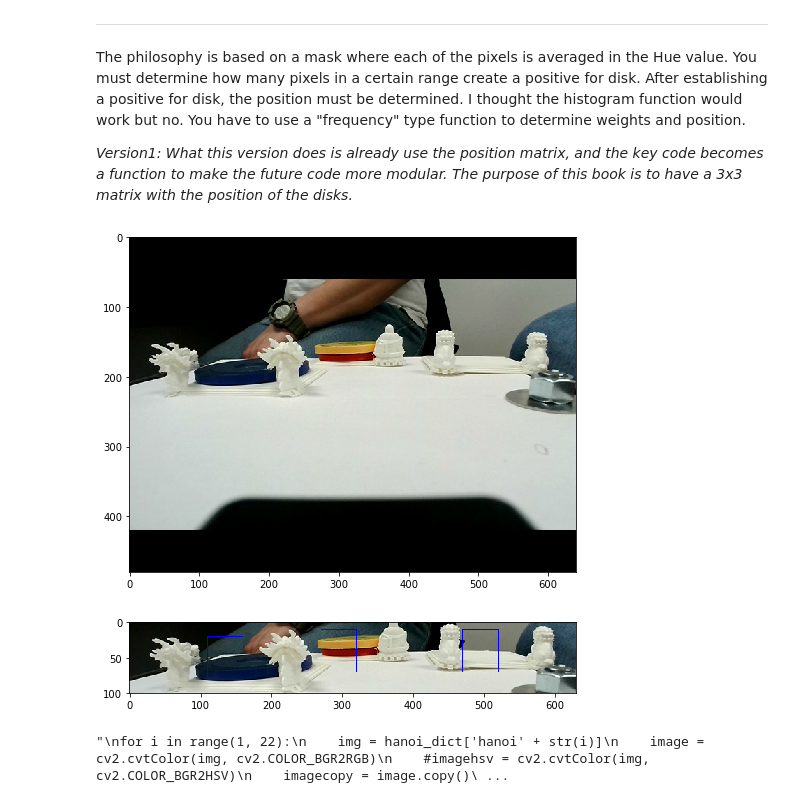
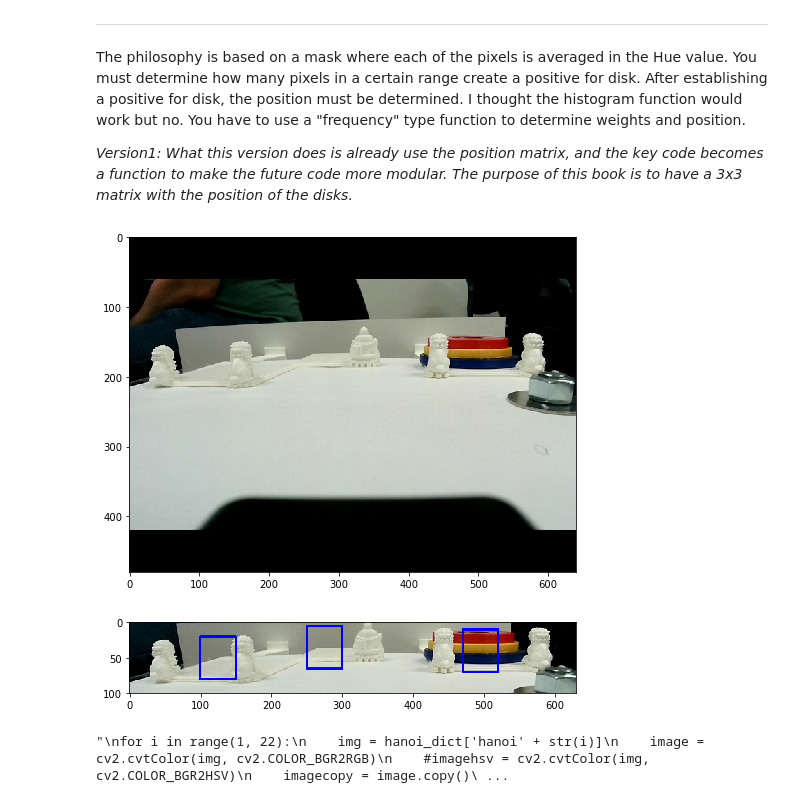
Before and after one commit to medinaserna/vision_hanoi, a Jupyter notebook: disc_det_v1-forCamosun.ipynb, the cells around one changed output. Drawn from its saved outputs; the diff is of its cells as text; code cells hidden in the pictures.

```diff
--- a/disc_det_v1-forCamosun.ipynb
+++ b/disc_det_v1-forCamosun.ipynb
@@ -39,19 +45,19 @@ mask_height = 60
 
 #x and y coordinates where the mask are set
 
-mask_x0 = 110  # the initial point of each of the hanoi platforms
+mask_x0 = 100  # the initial point of each of the hanoi platforms
 mask_y0 = 20
 
-mask_x1 = 270  # the initial point of each of the hanoi platforms
-mask_y1 = 10
+mask_x1 = 250  # the initial point of each of the hanoi platforms
+mask_y1 = 5
 
 mask_x2 = 470  # the initial point of each of the hanoi platforms
 mask_y2 = 10
 
 
 
-mask_x_position_dict = {'x0' : 110, 'x1': 270, 'x2' : 470}
-mask_y_position_dict = {'y0' : 20, 'y1': 10, 'y2' : 10}
+mask_x_position_dict = {'x0' : 100, 'x1': 250, 'x2' : 470}
+mask_y_position_dict = {'y0' : 20, 'y1': 5, 'y2' : 10}
 
 
 sort_disc_dictionary = {'sort0' : None, 'sort1': None, 'sort2': None}
@@ -256,7 +262,10 @@ def get_detected_matrix_num(sort_dict):
 # load the dictionary with the jpg dataset stored at DATA
 for i in range (1, (img_quant+1)):
 
-    name_file = 'DATA/CamosunTest/hanoinov18sample (' + str(i) + ').jpg'
+
+    #note: the files from 18 nov are the ones without the withe background
+    #name_file = 'DATA/CamosunTest/hanoinov18sample (' + str(i) + ').jpg'
+    name_file = 'DATA/CamosunTest/hanoinov24sample (' + str(i) + ').jpg'
     name_var = str('hanoi'+str(i))
 
     hanoi_dict[name_var] = cv2.imread(name_file)
@@ -265,27 +274,27 @@ for i in range (1, (img_quant+1)):
 # %%
 #load the image that I want to know the HSV value, but first look in the RGB version and also get the HSV version
 
-img = hanoi_dict['hanoi21']
+img = hanoi_dict['hanoi2']
 image = cv2.cvtColor(img, cv2.COLOR_BGR2RGB)
 imagehsv = cv2.cvtColor(img, cv2.COLOR_BGR2HSV)
 imagecopy = image.copy()
 imagehsvcopy = imagehsv.copy()
 display(image)
 # %% [output]
-[figure, old version]
+[figure, new version]
 # %%
 small_image = imagecopy[130:230, 0:630]
 small_image_hsv = imagehsvcopy[130:230, 0:630]
 # %%
 #this step is only to estimate where to start looking for the disc. in the final application is not necessary to draw rectangles
 
-image2 = cv2.rectangle(small_image, (mask_x0, mask_y0), ((mask_x0 + mask_width0), (mask_y0+mask_height0)), (0,0,255), thickness = 1)
-image2 = cv2.rectangle(small_image, (mask_x1, mask_y1), ((mask_x1 + mask_width1), (mask_y1+mask_height1)), (0,0,255), thickness = 1)
-image2 = cv2.rectangle(small_image, (mask_x2, mask_y2), ((mask_x2 + mask_width2), (mask_y2+mask_height2)), (0,0,255), thickness = 1)
+image2 = cv2.rectangle(small_image, (mask_x0, mask_y0), ((mask_x0 + mask_width0), (mask_y0+mask_height0)), (0,0,255), thickness = 2)
+image2 = cv2.rectangle(small_image, (mask_x1, mask_y1), ((mask_x1 + mask_width1), (mask_y1+mask_height1)), (0,0,255), thickness = 2)
+image2 = cv2.rectangle(small_image, (mask_x2, mask_y2), ((mask_x2 + mask_width2), (mask_y2+mask_height2)), (0,0,255), thickness = 2)
 
 display(image2)
 # %% [output]
-[figure, old version]
+[figure, new version]
 # %%
 #now, show me all
 """
```
Also changed, not shown: parts of 17 cells of this notebook, 38 other files.
